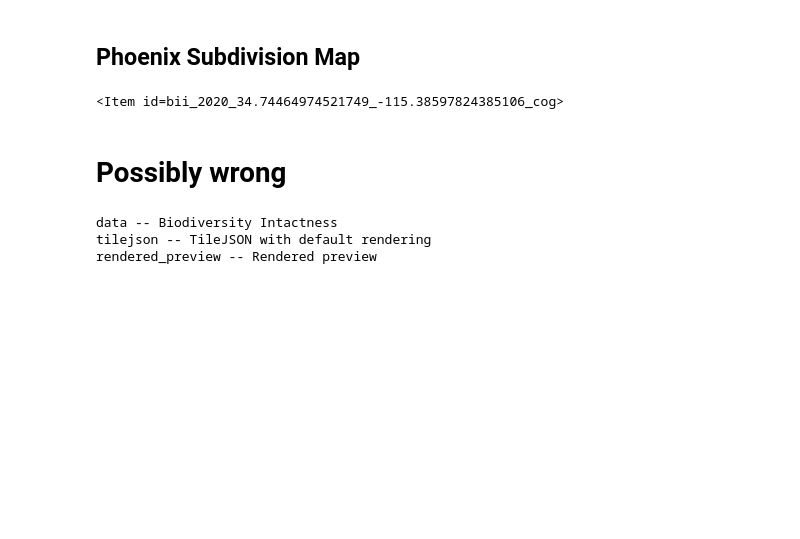
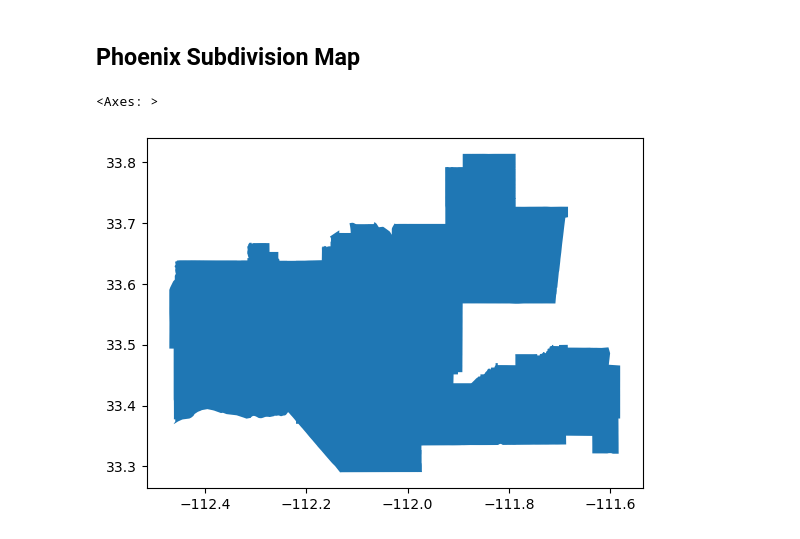
Before and after one commit to BenVerst/Biodiversity-Intactness-Index-in-Pheonix-Subdivision, a Jupyter notebook: BII-Change-Pheonix-Subdivision.ipynb, the cells around one changed output. Drawn from its saved outputs; the diff is of its cells as text; code cells hidden in the pictures; blank space fills up the shorter version.

```diff
--- a/BII-Change-Pheonix-Subdivision.ipynb
+++ b/BII-Change-Pheonix-Subdivision.ipynb
@@ -65,0 +78,4 @@ There are 4 items in the search.
+# %%
+# read in Arizona counties shapefile
+a_counties =gpd.read_file(os.path.join('data', 'tl_2022_04_cousub.shp'))
+a_counties.head(2)
@@ -65,0 +86,5 @@ There are 4 items in the search.
+# %%
+# select only Phoenix
+phoenix = a_counties[a_counties.NAME == "Phoenix"]
+
+phoenix
@@ -66,16 +94,7 @@ There are 4 items in the search.
 # %% [markdown]
 ## Phoenix Subdivision Map
-# %%
-item = items[0]
-item
-# %% [output]
-<Item id=bii_2020_34.74464974521749_-115.38597824385106_cog>
-# %% [markdown]
-# Possibly wrong
-# %%
-for key in item.assets.keys():
-    print(key, '--', item.assets[key].title)
-# %% [output]
-data -- Biodiversity Intactness
-tilejson -- TileJSON with default rendering
-rendered_preview -- Rendered preview
+# %%
+phoenix.plot()
+# %% [output]
+<Axes: >
+[figure, added]
```
Also changed, not shown: parts of 27 cells of this notebook, 7 other files.
